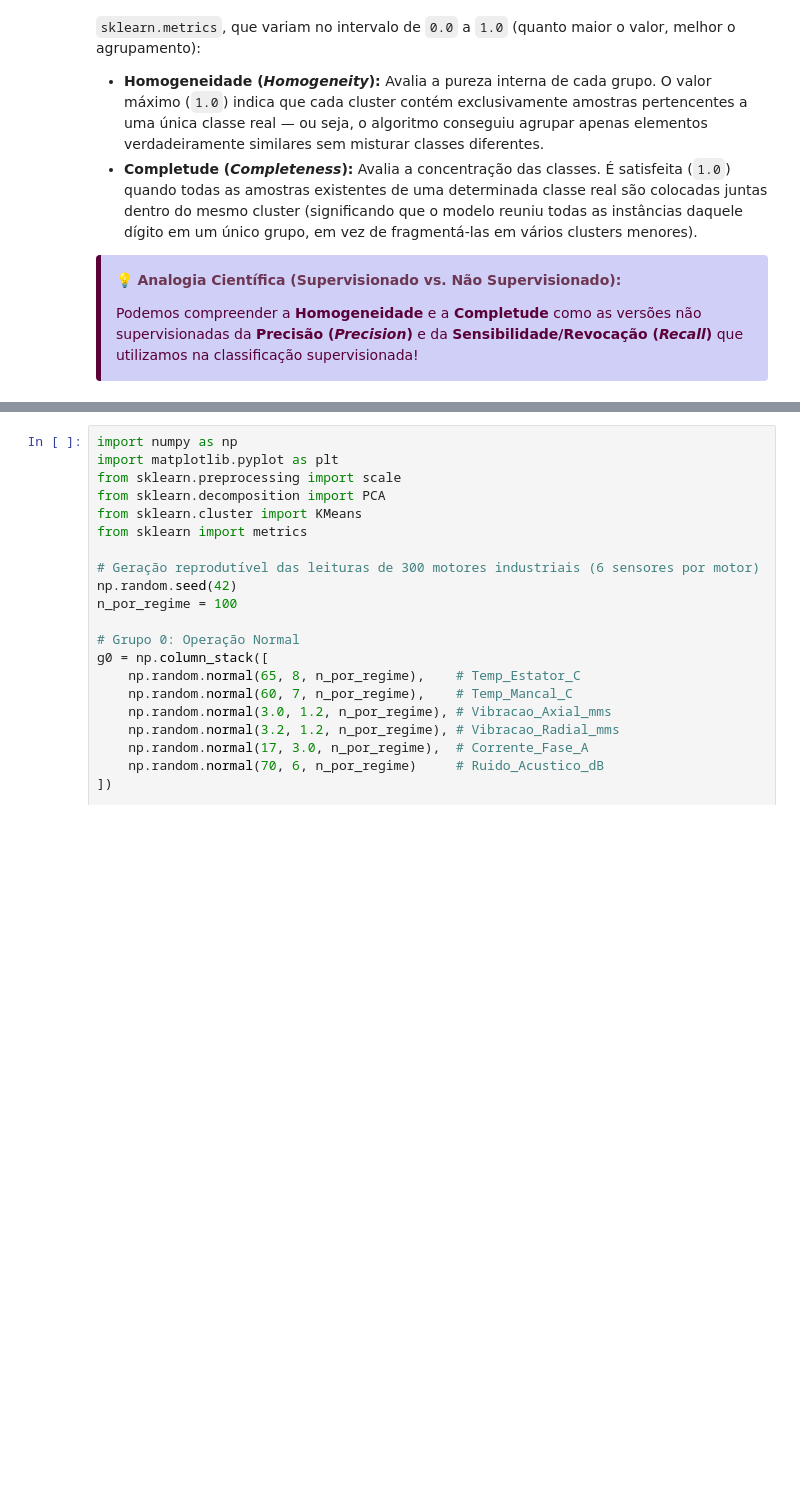
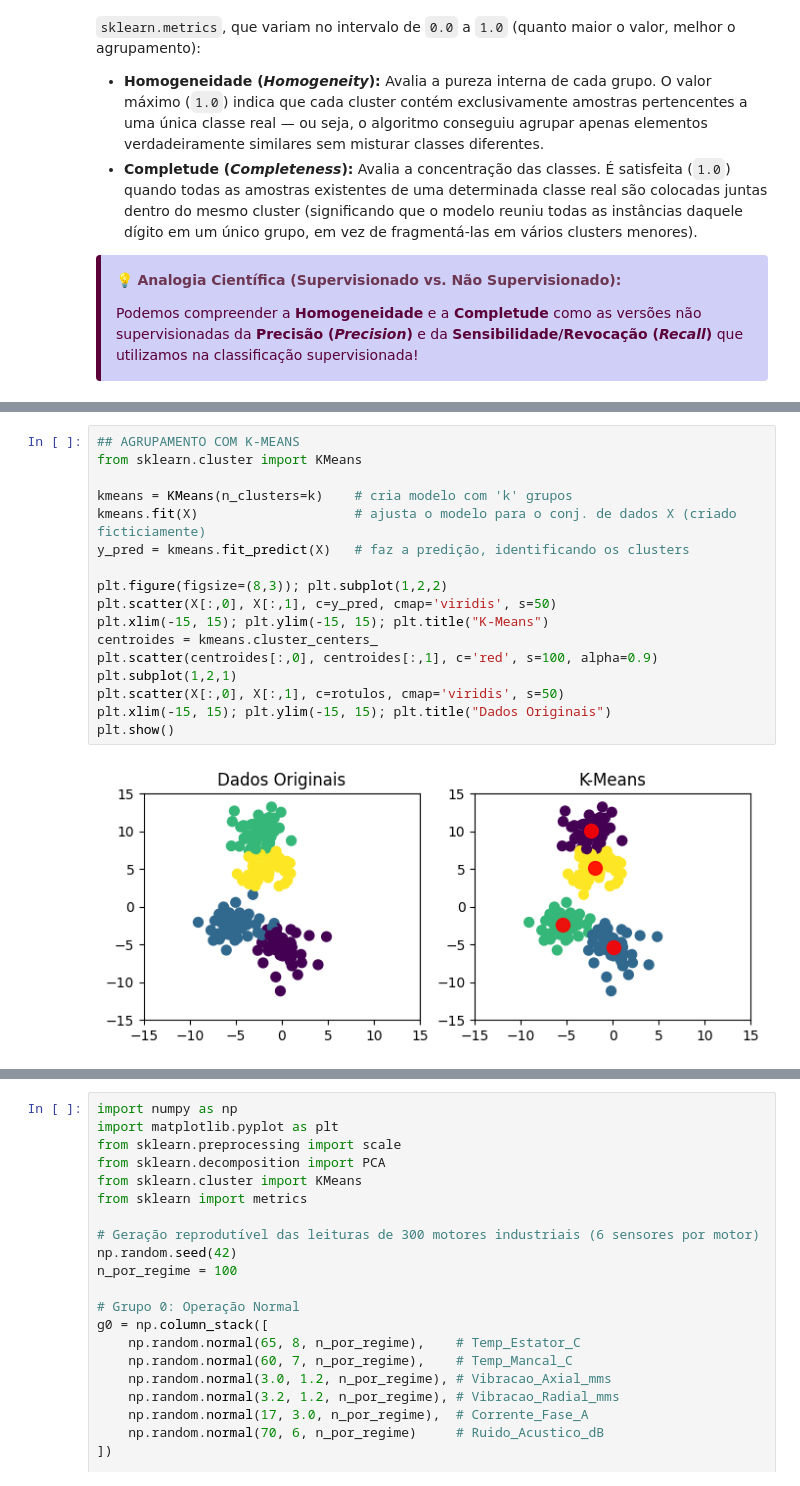
Before and after one commit to kaw19/prjens_26-2, a Jupyter notebook: Aula_6/aprendizado_não_supervisionado_2.ipynb, the cells around one changed output, grey strips where cells are left out. Drawn from its saved outputs; the diff is of its cells as text; blank space fills up the shorter version.

```diff
--- a/Aula_6/aprendizado_não_supervisionado_2.ipynb
+++ b/Aula_6/aprendizado_não_supervisionado_2.ipynb
@@ -438,0 +481,19 @@ Vimos os principais métodos de **Aprendizado Não Supervisionado** e o seu pape
+# %%
+## AGRUPAMENTO COM K-MEANS
+from sklearn.cluster import KMeans
+
+kmeans = KMeans(n_clusters=k)    # cria modelo com 'k' grupos
+kmeans.fit(X)                    # ajusta o modelo para o conj. de dados X (criado ficticiamente)
+y_pred = kmeans.fit_predict(X)   # faz a predição, identificando os clusters
+
+plt.figure(figsize=(8,3)); plt.subplot(1,2,2)
+plt.scatter(X[:,0], X[:,1], c=y_pred, cmap='viridis', s=50)
+plt.xlim(-15, 15); plt.ylim(-15, 15); plt.title("K-Means")
+centroides = kmeans.cluster_centers_
+plt.scatter(centroides[:,0], centroides[:,1], c='red', s=100, alpha=0.9)
+plt.subplot(1,2,1)
+plt.scatter(X[:,0], X[:,1], c=rotulos, cmap='viridis', s=50)
+plt.xlim(-15, 15); plt.ylim(-15, 15); plt.title("Dados Originais")
+plt.show()
+# %% [output]
+[figure, added]
```
Also changed, not shown: parts of 8 cells of this notebook, 3 other files.
